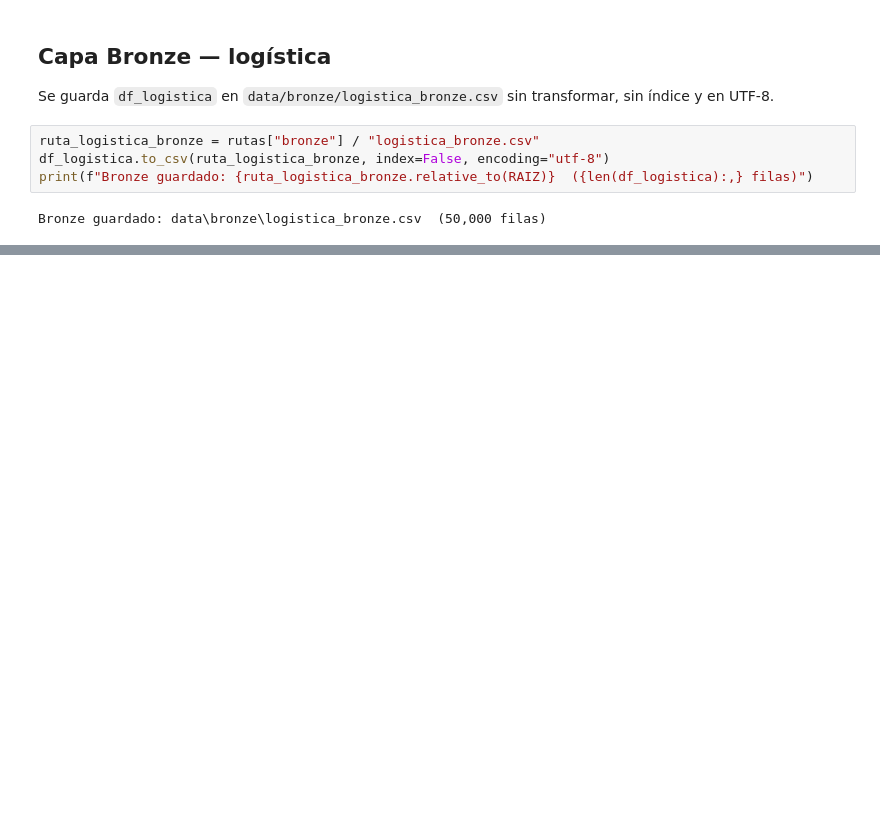
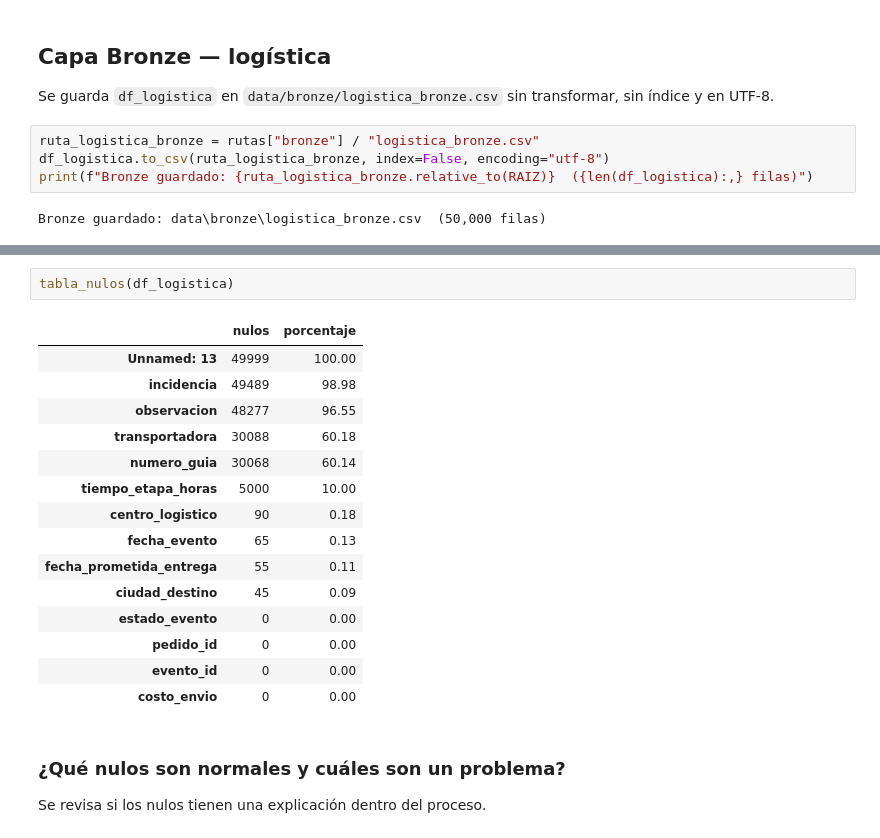
Before and after one commit to Lecho67/kaismart-etl, a Jupyter notebook: lab_etl_kaismart.ipynb, the cells around one changed output, grey strips where cells are left out. Cells and saved outputs as stored; diff of their text form; blank space fills up the shorter version.

```diff
--- a/lab_etl_kaismart.ipynb
+++ b/lab_etl_kaismart.ipynb
@@ -273,0 +657,22 @@ Bronze guardado: data\bronze\logistica_bronze.csv  (50,000 filas)
+# %%
+tabla_nulos(df_logistica)
+# %% [output]
+|  | nulos | porcentaje |
+| Unnamed: 13 | 49999 | 100.00 |
+| incidencia | 49489 | 98.98 |
+| observacion | 48277 | 96.55 |
+| transportadora | 30088 | 60.18 |
+| numero_guia | 30068 | 60.14 |
+| tiempo_etapa_horas | 5000 | 10.00 |
+| centro_logistico | 90 | 0.18 |
+| fecha_evento | 65 | 0.13 |
+| fecha_prometida_entrega | 55 | 0.11 |
+| ciudad_destino | 45 | 0.09 |
+| estado_evento | 0 | 0.00 |
+| pedido_id | 0 | 0.00 |
+| evento_id | 0 | 0.00 |
+| costo_envio | 0 | 0.00 |
+# %% [markdown]
+### ¿Qué nulos son normales y cuáles son un problema?
+
+Se revisa si los nulos tienen una explicación dentro del proceso.
```
Also changed, not shown: parts of 47 cells of this notebook, 1 other file.
